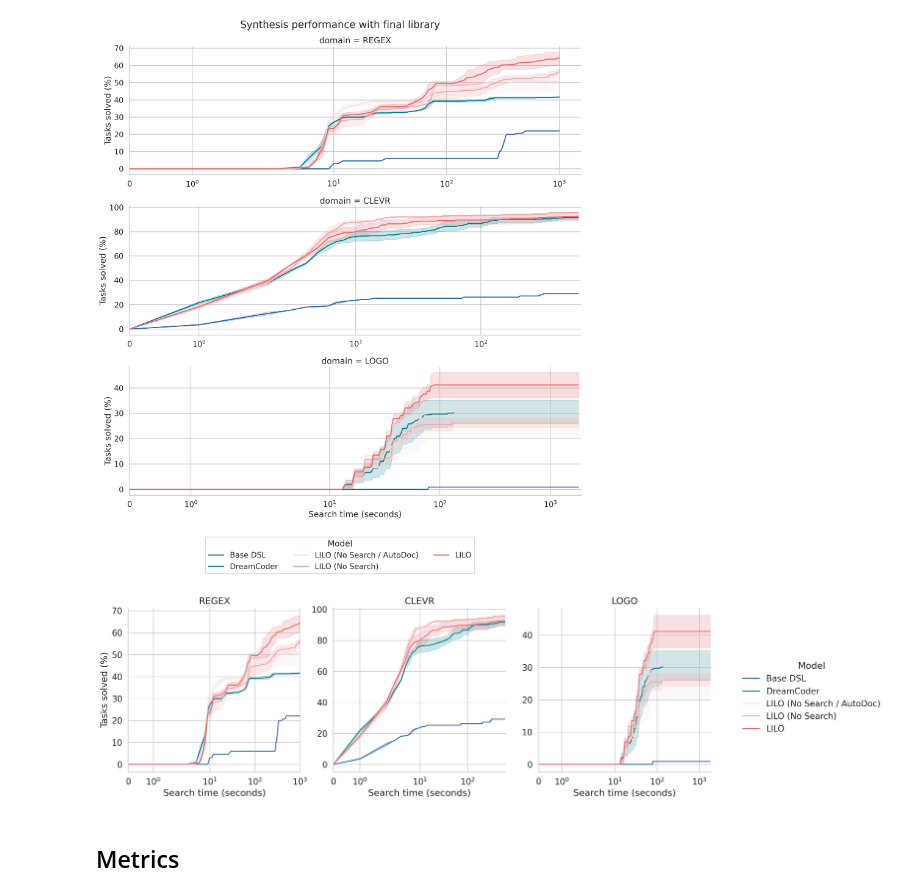
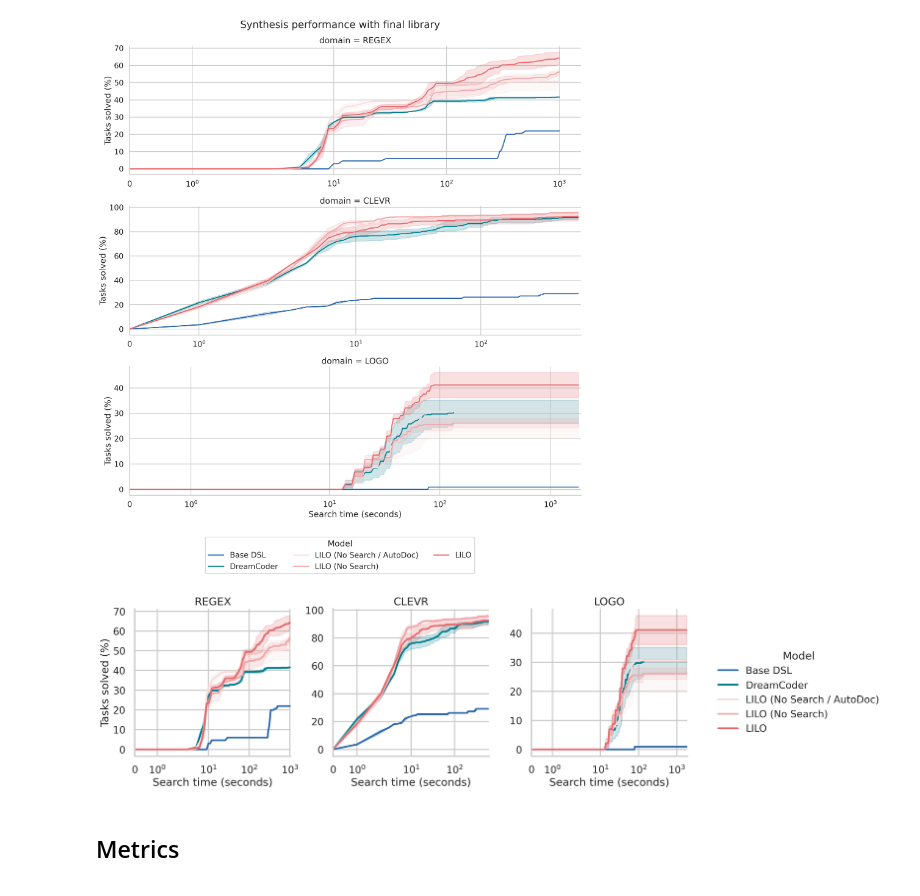
Before and after one commit to gabegrand/lilo, a Jupyter notebook: analysis/analyze_library_evaluation.ipynb, the cells around one changed output. Saved outputs shown, nothing was run; the diff lists cells and outputs as text; code cells hidden in the pictures.

```diff
--- a/analysis/analyze_library_evaluation.ipynb
+++ b/analysis/analyze_library_evaluation.ipynb
@@ -98,33 +98,34 @@ with sns.plotting_context("talk", font_scale=1):
 # %% [output]
 [figure]
 # %%
-g = sns.relplot(
-    data=df_search_time,
-    kind="line",
-    col="domain",
-    col_order = [d for d in analyzer.DOMAIN_NAMES_CAMERA.values() if d in df_search_time.domain.unique()],
-    x="time",
-    y=analyzer.COL_NAMES_CAMERA["percent_solved"],
-    hue=analyzer.COL_NAMES_CAMERA["experiment_type"],
-    legend="full",
-    errorbar="se",
-    facet_kws={'sharex': False, 'sharey': False, 'margin_titles': True},
-    palette=analyzer.EXPERIMENT_TYPES_PALETTE,
-)
+with sns.plotting_context("poster", font_scale=0.75):
+    g = sns.relplot(
+        data=df_search_time,
+        kind="line",
+        col="domain",
+        col_order = [d for d in analyzer.DOMAIN_NAMES_CAMERA.values() if d in df_search_time.domain.unique()],
+        x="time",
+        y=analyzer.COL_NAMES_CAMERA["percent_solved"],
+        hue=analyzer.COL_NAMES_CAMERA["experiment_type"],
+        legend="full",
+        errorbar="se",
+        facet_kws={'sharex': False, 'sharey': False, 'margin_titles': True},
+        palette=analyzer.EXPERIMENT_TYPES_PALETTE,
+    )
 
-for ax in g.axes[0]:
-    ax.set(xscale='symlog', xlim=(0., None), xlabel="Search time (seconds)")
-    # ax.set(xscale='log', xlim=(1., None), xlabel="Search time (seconds)")
-    # ax.set(xlim=(0., None), xlabel="Search time (seconds)")
+    for ax in g.axes[0]:
+        ax.set(xscale='symlog', xlim=(0., None), xlabel="Search time (seconds)")
+        # ax.set(xscale='log', xlim=(1., None), xlabel="Search time (seconds)")
+        # ax.set(xlim=(0., None), xlabel="Search time (seconds)")
 
-    # Remove `domain = `
-    ax.set_title(ax.title.get_text().split(" = ")[-1])
+        # Remove `domain = `
+        ax.set_title(ax.title.get_text().split(" = ")[-1])
 
-# plt.suptitle(f"Synthesis performance with final library", y=1.05);
+    # plt.suptitle(f"Synthesis performance with final library", y=1.05);
 
-plt.savefig(os.path.join(FIGURES_DIR, "unconditional_synthesis_wide.pdf"), dpi=300, bbox_inches="tight");
+    plt.savefig(os.path.join(FIGURES_DIR, "unconditional_synthesis_wide.pdf"), dpi=300, bbox_inches="tight");
 # %% [output]
-[figure, old version]
+[figure, new version]
 # %% [markdown]
 ## Metrics
 # %%
```
Also changed, not shown: 2 other files.
